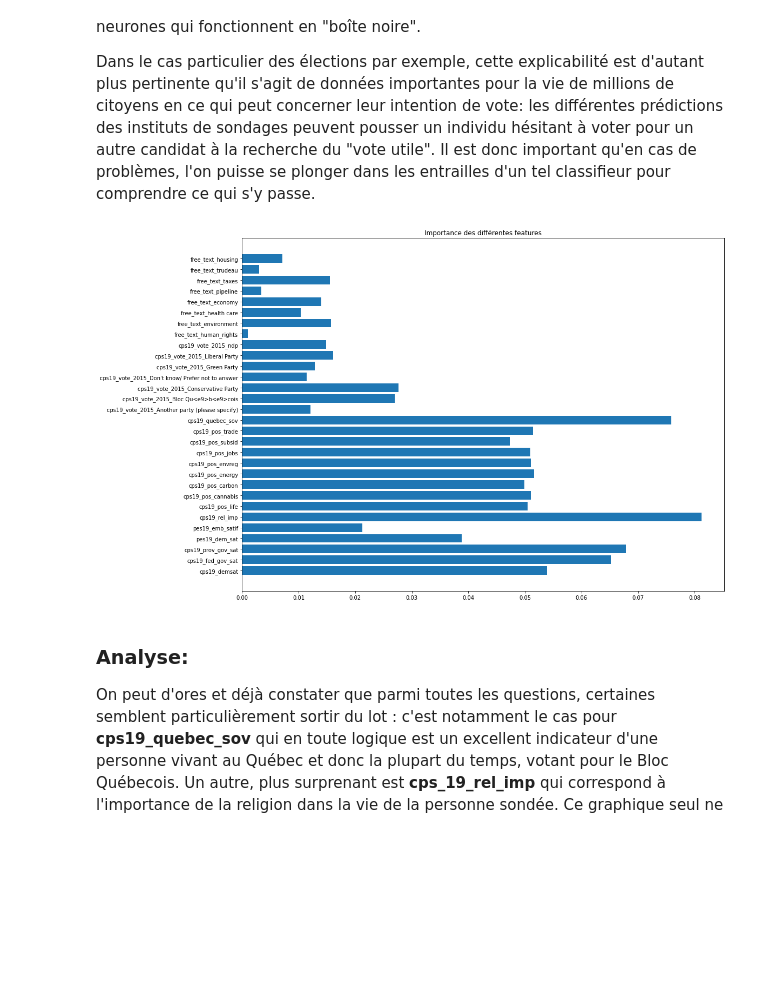
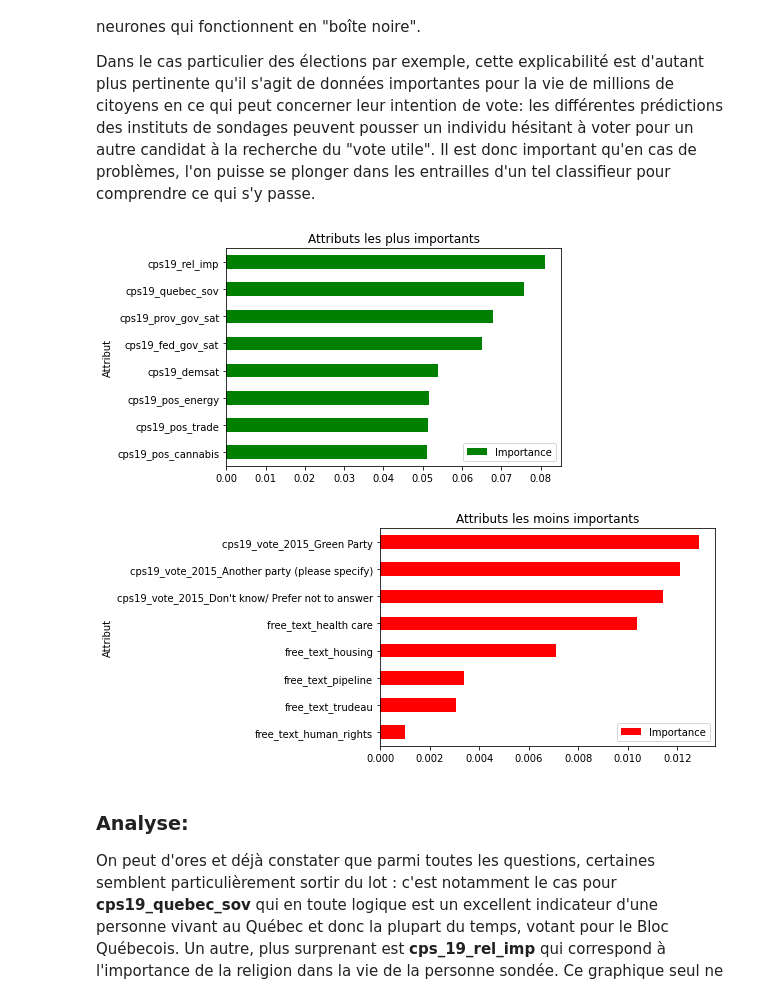
Before and after one commit to n0aaz/Projet_GLO-7027, a Jupyter notebook: decisionTrees.ipynb, the cells around one changed output. Cells and saved outputs as stored; diff of their text form; code cells hidden in the pictures; blank space fills up the shorter version.

```diff
--- a/decisionTrees.ipynb
+++ b/decisionTrees.ipynb
@@ -54,7 +54,7 @@ Train score with criterion gini index: 0.3999
 Le score est pas super bon mais au moins on n'overfit pas : la différence entre le score d'entraînement et le score de test est faible.
 Essayons de trouver la profondeur optimale pour éviter l'overfit et avoir le meilleur score
 # %%
-depth_clfs = [DecisionTreeClassifier(max_depth=k, random_state=0) for k in range(1,30)]
+depth_clfs = [DecisionTreeClassifier(max_depth=k, random_state=0) for k in range(1,50)]
 accuracy_train = []
 accuracy_test = []
 for clf in depth_clfs:
@@ -254,16 +259,39 @@ Dans le cas particulier des élections par exemple, cette explicabilité est d'a
 # %%
 importances = best_clf_forest.feature_importances_
 colonnes = df.columns
 n_importances = np.arange(len(importances))
+labels_importances = colonnes[1:-1]
 
-fig, ax = plt.subplots(figsize=(16,12))
-ax.barh(n_importances, importances)
-ax.set_yticks(n_importances)
-ax.set_yticklabels(colonnes[1:-1],minor=False)
-plt.title("Importance des différentes features")
+importances_df = pd.DataFrame(
+    [(label,importances[i]) for i,label in enumerate(labels_importances)],
+    columns=["Attribute", "Importance"]).set_index("Attribute").sort_values("Importance",ascending=False)
+
+importances_df[:8][::-1].plot(
+    kind='barh',
+    color="green",
+    xlabel="Attribut",
+    ylabel="Importance",
+    title="Attributs les plus importants"
+    )
 plt.show()
+
+importances_df[-8:][::-1].plot(kind='barh',
+                         color="red",
+                         xlabel="Attribut",
+                         ylabel="Importance",
+                         title="Attributs les moins importants")
+plt.show()
+
+
+# fig, ax = plt.subplots(figsize=(16,12))
+# ax.barh(n_importances, importances)
+# ax.set_yticks(n_importances)
+# ax.set_yticklabels(index=labels_importances,minor=False)
+# plt.title("Importance des différentes features")
+# plt.show()
 # %% [output]
-[figure, old version]
+[figure, new version]
+[figure, added]
 # %% [markdown]
 ### Analyse:
 
```
Also changed, not shown: parts of 7 cells of this notebook.
